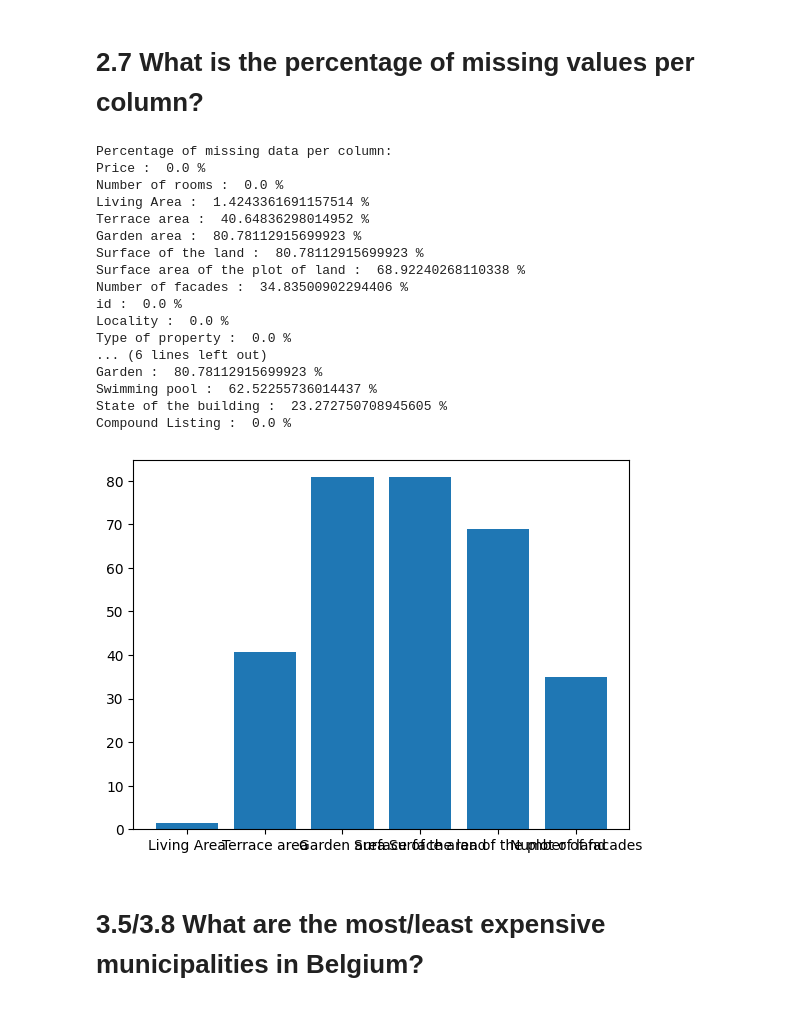
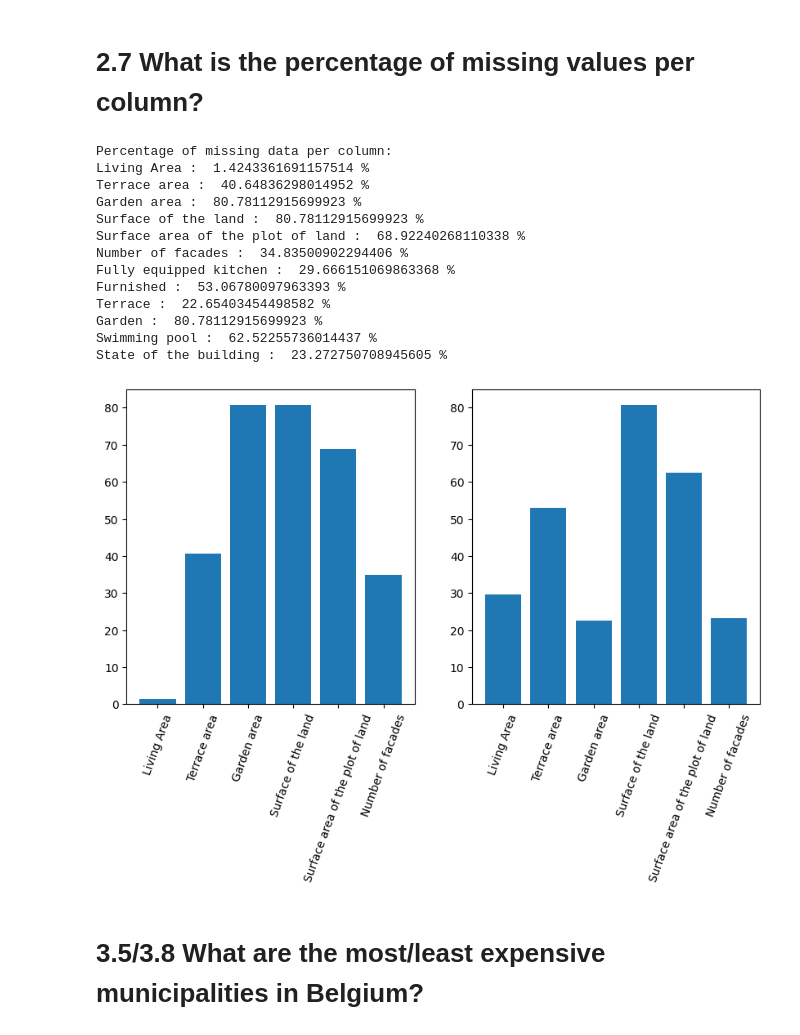
Before and after one commit to kvnpotter/ImmoData-EDA, a Jupyter notebook: analysis_maxim.ipynb, the cells around one changed output. Saved outputs shown, nothing was run; the diff lists cells and outputs as text; code cells hidden in the pictures.

Commit message:
fixed graph showing percentage of missing values

```diff
--- a/analysis_maxim.ipynb
+++ b/analysis_maxim.ipynb
@@ -5,6 +5,9 @@ import pandas as pd
 import matplotlib.pyplot as plt
 # %%
 df = pd.read_csv('./Data/Clean_data.csv')
+df.drop('Unnamed: 0', axis=1, inplace=True)
 uncleaned_data = pd.read_csv('./Data/Immoweb_scraping_result.csv')
-df.dtypes
+print(uncleaned_data.dtypes)
+print('------------------------------------')
+print(df.dtypes)
 # %% [output]
@@ -72,15 +75,17 @@ def ordinalEncode(entry, categories):
 columns_to_be_encoded = ['Type of property', 'Subtype of property', 'Type of sale', 'State of the building', 'Compound Listing']
 
 # Make dataframe with odrinal encoding
-df1 = df.copy()
+ordinal_data = df.copy()
 for column in columns_to_be_encoded:
-    df1[column] = df[column].apply(lambda el: ordinalEncode(el, df[column].unique()))
+    ordinal_data[column] = df[column].apply(lambda el: ordinalEncode(el, df[column].unique()))
 
 # Make dataframe with one-hot encoding
-df2 = df.copy()
+onehot_data = df.copy()
 for column in columns_to_be_encoded:
     dummy_data = pd.get_dummies(df[column])
-    df2 = pd.concat([df2, dummy_data], axis=1)
-df2.drop(columns_to_be_encoded, axis=1, inplace=True)
-df2.shape
+    onehot_data = pd.concat([onehot_data, dummy_data], axis=1)
+onehot_data.drop(columns_to_be_encoded, axis=1, inplace=True)
+
+print(f'The shape of the dataset using ordinal encoding is {ordinal_data.shape}')
+print(f'The shape of the dataset using ordinal encoding is {onehot_data.shape}')
 # %% [output]
@@ -134,41 +150,37 @@ for column in quantitative_columns:
   if percentage > 0:
       missing_quantitative.append(percentage)
       missing_quantitative_columns.append(column)
-  print(column, ': ', percentage, '%')
+      print(column, ': ', percentage, '%')
 for column in qualitative_columns:
   percentage = (uncleaned_data[column].isna().sum() / uncleaned_data[column].shape[0] ) * 100
   if percentage > 0:
       missing_qualitative.append(percentage)
       missing_qualitative_columns.append(column)
-  print(column, ': ', percentage, '%')
+      print(column, ': ', percentage, '%')
 # %% [output]
 Percentage of missing data per column:
-Price :  0.0 %
-Number of rooms :  0.0 %
 Living Area :  1.4243361691157514 %
 Terrace area :  40.64836298014952 %
 Garden area :  80.78112915699923 %
 Surface of the land :  80.78112915699923 %
 Surface area of the plot of land :  68.92240268110338 %
 Number of facades :  34.83500902294406 %
-id :  0.0 %
-Locality :  0.0 %
-Type of property :  0.0 %
-... (6 lines left out)
+Fully equipped kitchen :  29.666151069863368 %
+Furnished :  53.06780097963393 %
+Terrace :  22.65403454498582 %
 Garden :  80.78112915699923 %
 Swimming pool :  62.52255736014437 %
 State of the building :  23.272750708945605 %
-Compound Listing :  0.0 %
 # %%
 #Plotting percentage of missing data per colulmn for categoricals
-fig1, ax1 = plt.subplots()
-bar_labels = missing_quantitative_columns
-ax1.bar(missing_quantitative_columns, missing_quantitative, label=bar_labels)
+fig, axs = plt.subplots(1, 2, figsize=(10, 5))
+axs[0].bar(missing_quantitative_columns, missing_quantitative)
+axs[0].set_xticklabels(missing_quantitative_columns, rotation=70)
+axs[1].bar(missing_qualitative_columns, missing_qualitative, label=missing_qualitative_columns)
+axs[1].set_xticklabels(missing_quantitative_columns, rotation=70)
 plt.show()
-
-# TODO fix plot and produce plot for qualitative data
 # %% [output]
-[figure, old version]
+[figure, new version]
 # %% [markdown]
 # 3.5/3.8 What are the most/least expensive municipalities in Belgium?
 # %%
```
Also changed, not shown: parts of 6 cells of this notebook.
